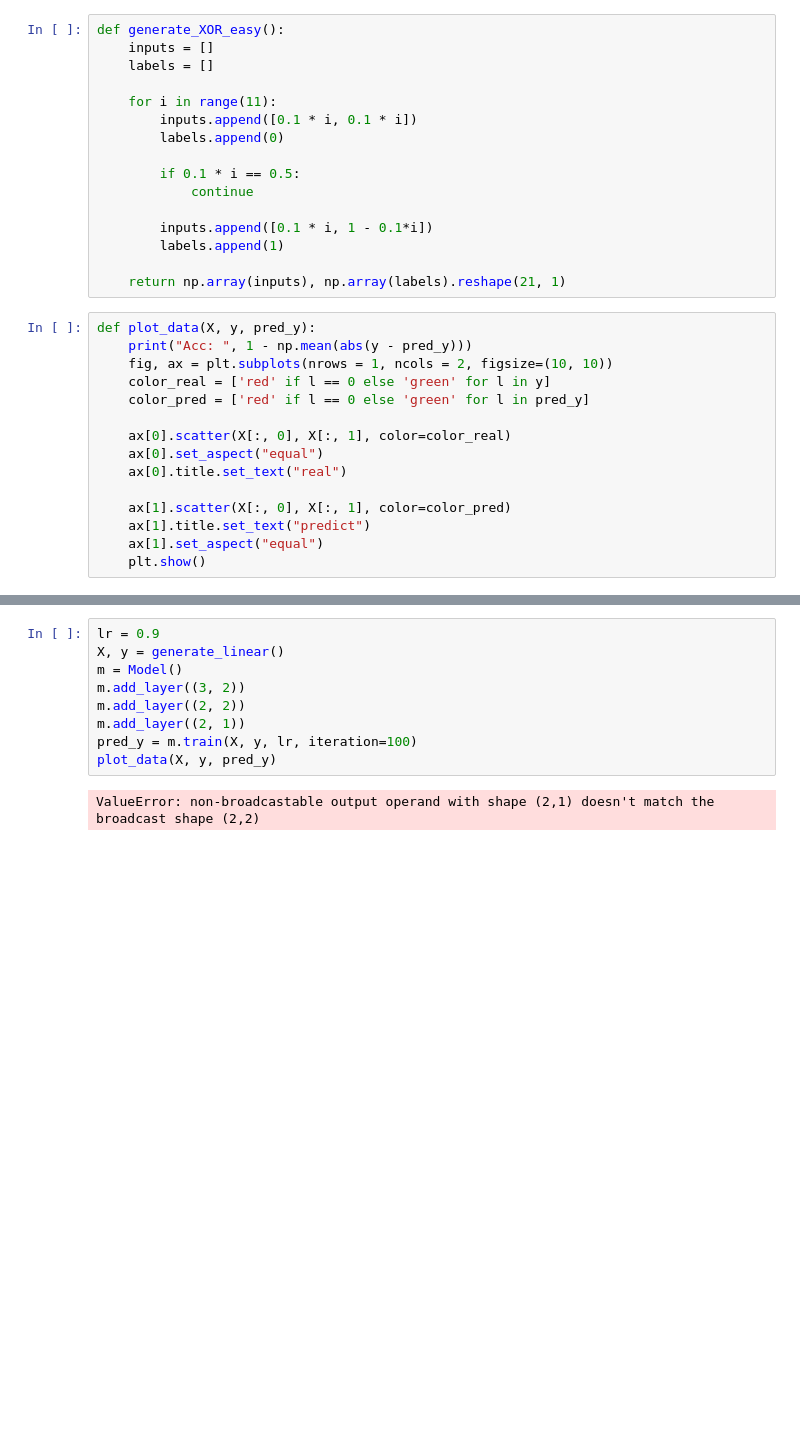
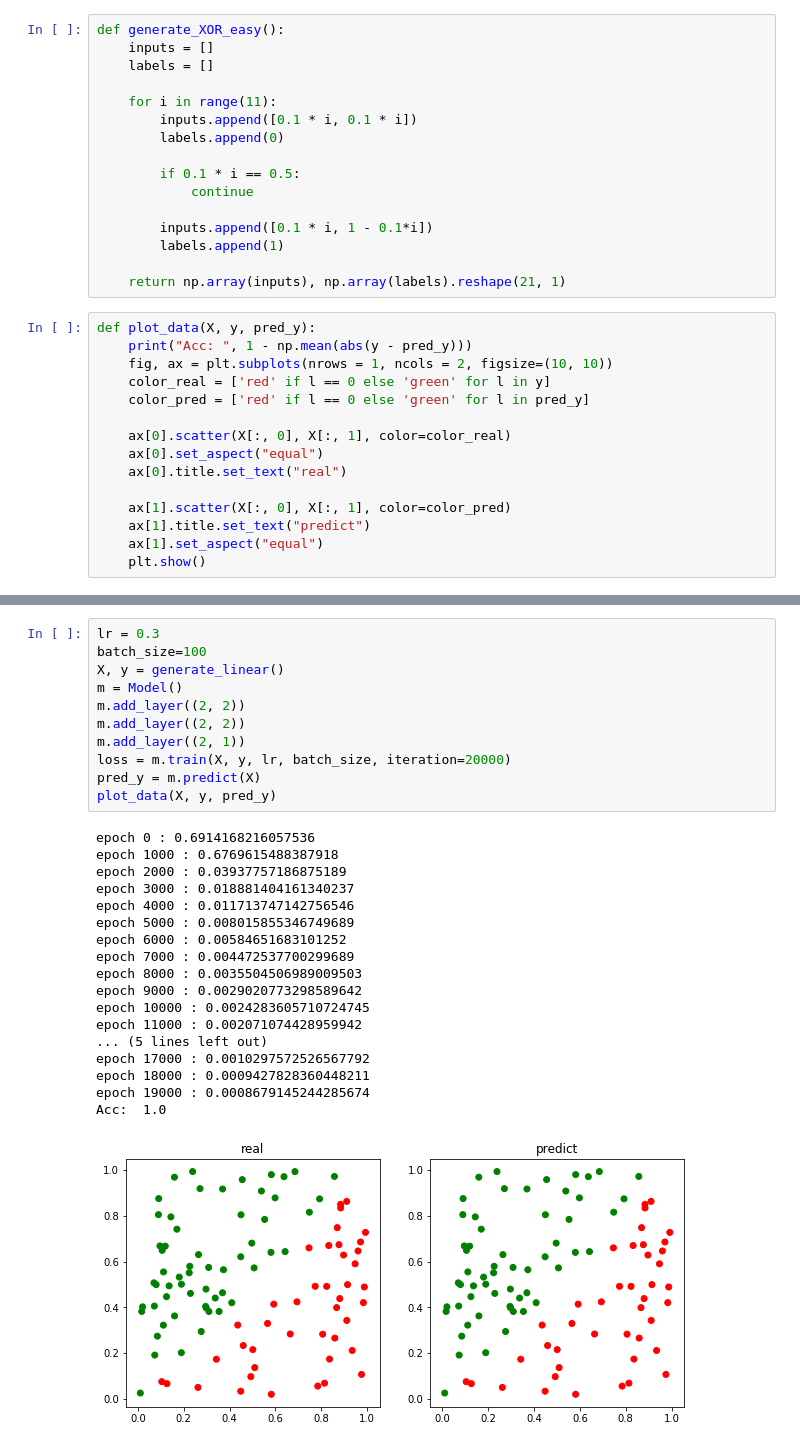
Before and after one commit to PhoebeWangintw/NCTU_Deep_Learning_2019, a Jupyter notebook: HW1.ipynb, the cells around one changed output, grey strips where cells are left out. Cells and saved outputs as stored; diff of their text form; blank space fills up the shorter version.

```diff
--- a/HW1.ipynb
+++ b/HW1.ipynb
@@ -217,12 +168,31 @@ class Model():
         return np.round(np.array(pred_y))
 # %%
-lr = 0.9
+lr = 0.3
+batch_size=100
 X, y = generate_linear()
 m = Model()
-m.add_layer((3, 2))
+m.add_layer((2, 2))
 m.add_layer((2, 2))
 m.add_layer((2, 1))
-pred_y = m.train(X, y, lr, iteration=100)
+loss = m.train(X, y, lr, batch_size, iteration=20000)
+pred_y = m.predict(X)
 plot_data(X, y, pred_y)
 # %% [output]
-ValueError: non-broadcastable output operand with shape (2,1) doesn't match the broadcast shape (2,2)
+epoch 0 : 0.6914168216057536
+epoch 1000 : 0.6769615488387918
+epoch 2000 : 0.03937757186875189
+epoch 3000 : 0.018881404161340237
+epoch 4000 : 0.011713747142756546
+epoch 5000 : 0.008015855346749689
+epoch 6000 : 0.00584651683101252
+epoch 7000 : 0.004472537700299689
+epoch 8000 : 0.0035504506989009503
+epoch 9000 : 0.0029020773298589642
+epoch 10000 : 0.0024283605710724745
+epoch 11000 : 0.002071074428959942
+... (5 lines left out)
+epoch 17000 : 0.0010297572526567792
+epoch 18000 : 0.0009427828360448211
+epoch 19000 : 0.0008679145244285674
+Acc:  1.0
+[figure, added]
```
Also changed, not shown: parts of 9 cells of this notebook.
